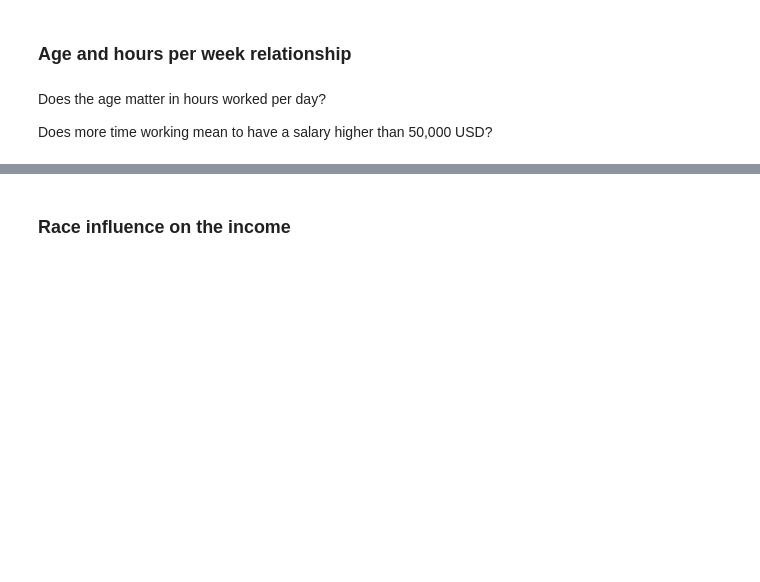
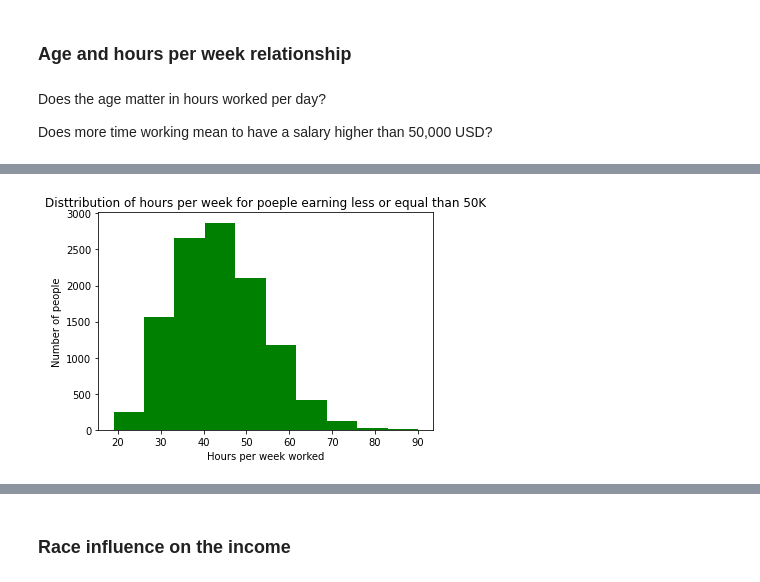
Before and after one commit to arnaldo9408/SpringBoard, a Jupyter notebook: Unit 20/Craft a Story from a Dataset.ipynb, the cells around one changed output, grey strips where cells are left out. Cells and saved outputs as stored; diff of their text form; code cells hidden in the pictures; blank space fills up the shorter version.

```diff
--- a/Unit 20/Craft a Story from a Dataset.ipynb
+++ b/Unit 20/Craft a Story from a Dataset.ipynb
@@ -159,0 +185,9 @@ plt.show()
+# %%
+#See how is the distribution of the people that has less or equal than 50K for income
+plt.hist(df_1['age'], color = 'green')
+plt.xlabel('Hours per week worked')
+plt.ylabel('Number of people')
+plt.title('Disttribution of hours per week for poeple earning less or equal than 50K')
+plt.show()
+# %% [output]
+[figure, added]
```
Also changed, not shown: parts of 18 cells of this notebook.
